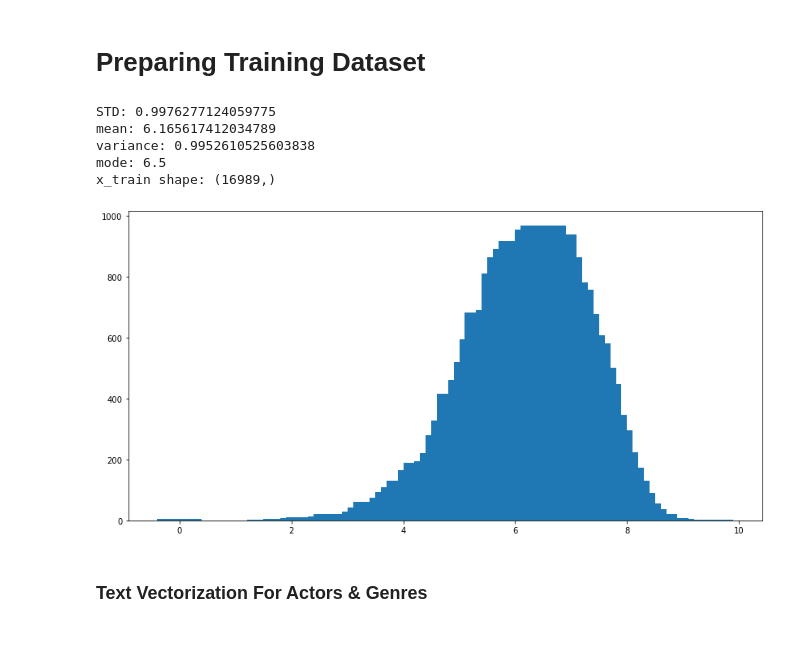
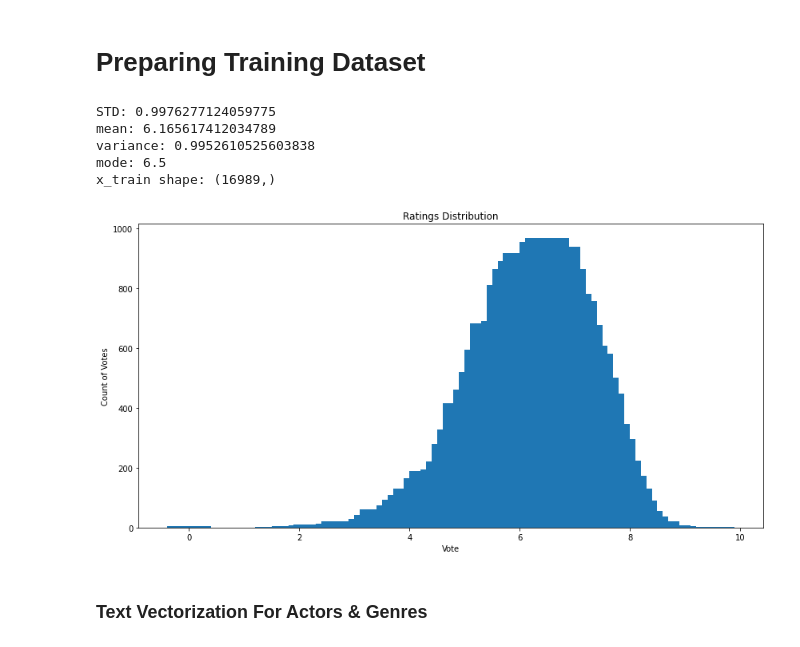
Before and after one commit to ParkerH98/OklahomaStateUniversity, a Jupyter notebook: MovieRatings.ipynb, the cells around one changed output. Drawn from its saved outputs; the diff is of its cells as text; code cells hidden in the pictures.

Commit message:
Added labels to all graphs

```diff
--- a/MovieRatings.ipynb
+++ b/MovieRatings.ipynb
@@ -30,34 +30,37 @@ y_train = np.array(movie_df['vote_average'].head(training_data_count))
 x_train = np.array(movie_df['training_col'].head(training_data_count))
 
 y_test = np.array(movie_df['vote_average'].tail(test_data_count))
 x_test = np.array(movie_df[['training_col']].tail(test_data_count))
 
 std = statistics.stdev(movie_df['vote_average'].to_list())
 mean = statistics.mean(movie_df['vote_average'].to_list())
 variance = statistics.variance(movie_df['vote_average'].to_list())
 mode = statistics.mode(movie_df['vote_average'].to_list())
 
 print(f"STD: {std}")
 print(f"mean: {mean}")
 print(f"variance: {variance}")
 print(f"mode: {mode}")
 
 # print(x_train)
 print(f"x_train shape: {x_train.shape}")
 
 plot.figure(figsize=[14, 7])
 scores = movie_df['vote_average'].to_list()
 unique, counts = np.unique(scores, return_counts=True)
 plot.bar(unique, counts)
+plot.title("Ratings Distribution")
+plot.xlabel("Vote")
+plot.ylabel("Count of Votes")
 
 plot.show()
 # %% [output]
 STD: 0.9976277124059775
 mean: 6.165617412034789
 variance: 0.9952610525603838
 mode: 6.5
 x_train shape: (16989,)
-[figure, old version]
+[figure, new version]
 # %% [markdown]
 ### Text Vectorization For Actors & Genres
 # %%
```
Also changed, not shown: parts of 9 cells of this notebook, 4 other files.
